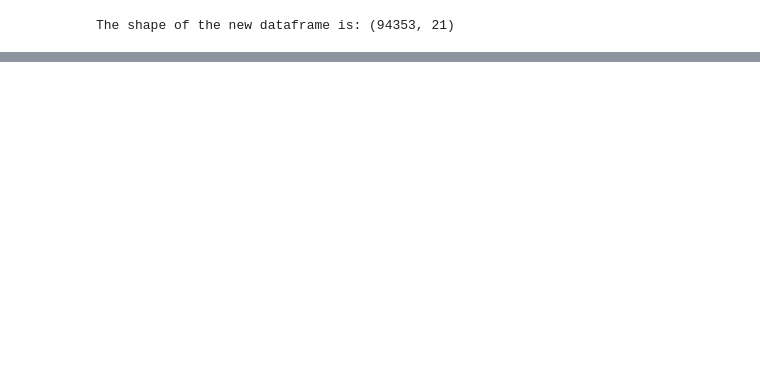
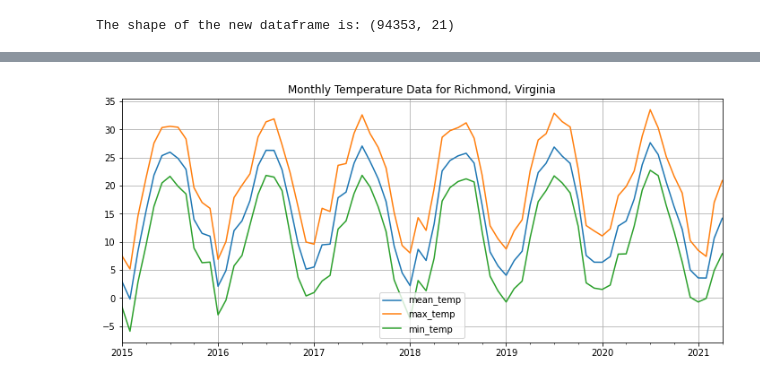
Before and after one commit to yaobviously/perkins_temp, a Jupyter notebook: perkins.ipynb, the cells around one changed output, grey strips where cells are left out. Saved outputs shown, nothing was run; the diff lists cells and outputs as text; code cells hidden in the pictures; blank space fills up the shorter version.

```diff
--- a/perkins.ipynb
+++ b/perkins.ipynb
@@ -187,0 +197,17 @@ On March 22nd, 2018 5818554.0 experienced temperatures above 21C
+# %%
+def get_monthly_data(city='Richmond, Virginia'):
+
+  cols = ['mean_temp', 'max_temp', 'min_temp']
+
+  df_ = df[df['city_full'] == city]
+  df_ = df_.reset_index(level=1)
+
+  fig, ax= plt.subplots(figsize=(12,5))
+  df_[cols].resample("M").mean().plot(grid=True, ax=ax)
+
+  plt.title(f"Monthly Temperature Data for {city}")
+  plt.show()
+# %%
+get_monthly_data()
+# %% [output]
+[figure, added]
```
Also changed, not shown: parts of 6 cells of this notebook.
